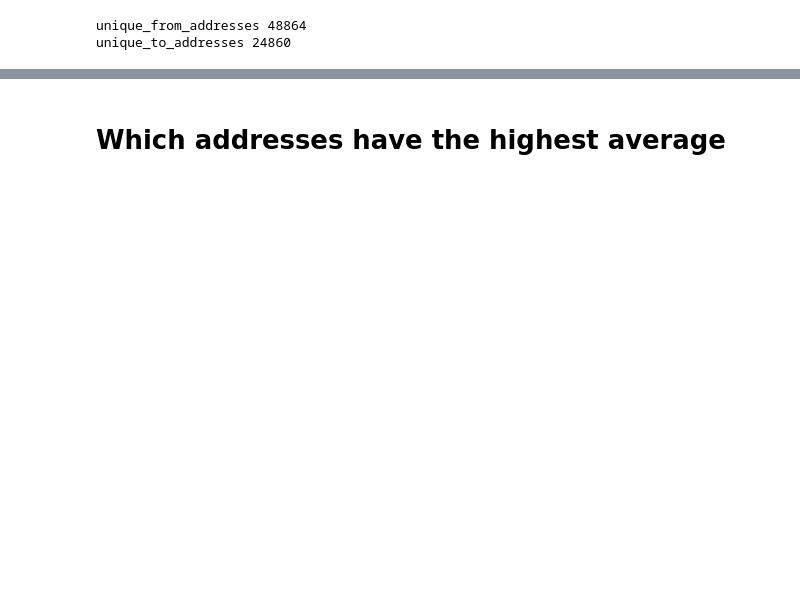
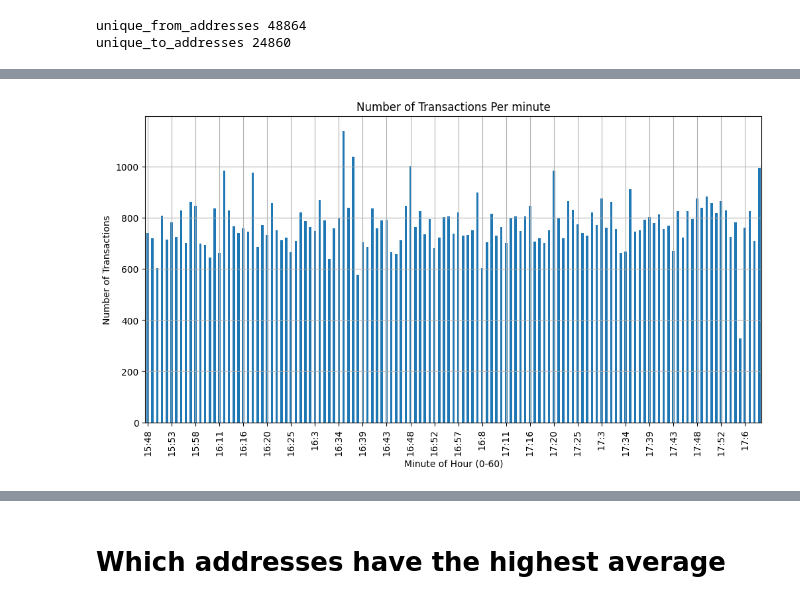
Before and after one commit to Panoskontos/EthereumTransactionsML, a Jupyter notebook: main.ipynb, the cells around one changed output, grey strips where cells are left out. Saved outputs shown, nothing was run; the diff lists cells and outputs as text; code cells hidden in the pictures; blank space fills up the shorter version.

```diff
--- a/main.ipynb
+++ b/main.ipynb
@@ -215,0 +256,33 @@ Name: to_address, dtype: int64
+# %%
+# Temporal Patterns: Analyzing transaction counts by minute
+from matplotlib.ticker import MaxNLocator
+
+# Extracting hour from the timestamp
+# Extracting minute and hour from the timestamp for more granular analysis
+df['minute_of_hour'] = df['block_timestamp'].dt.minute
+df['hour_of_day'] = df['block_timestamp'].dt.hour
+
+# Combining date, hour, and minute for a unique time identifier
+df['date_hour_minute'] =  df['hour_of_day'].astype(str) + ':' + df['minute_of_hour'].astype(str)
+
+
+# Grouping data by hour to count transactions
+transaction_counts_by_hour = df.groupby('date_hour_minute').size()
+
+# Plotting the number of transactions per hour
+plt.figure(figsize=(12, 6))
+transaction_counts_by_hour.plot(kind='bar')
+plt.title('Number of Transactions Per minute')
+plt.xlabel('Minute of Hour (0-60)')
+plt.ylabel('Number of Transactions')
+
+# Customizing the x-axis labels
+ax = plt.gca()  # Get the current Axes instance
+ax.xaxis.set_major_locator(MaxNLocator(nbins=30)) # Adjust 'nbins' as needed
+
+
+plt.xticks(rotation=90)
+plt.grid(True)
+plt.show()
+# %% [output]
+[figure, added]
```
Also changed, not shown: parts of 31 cells of this notebook.
